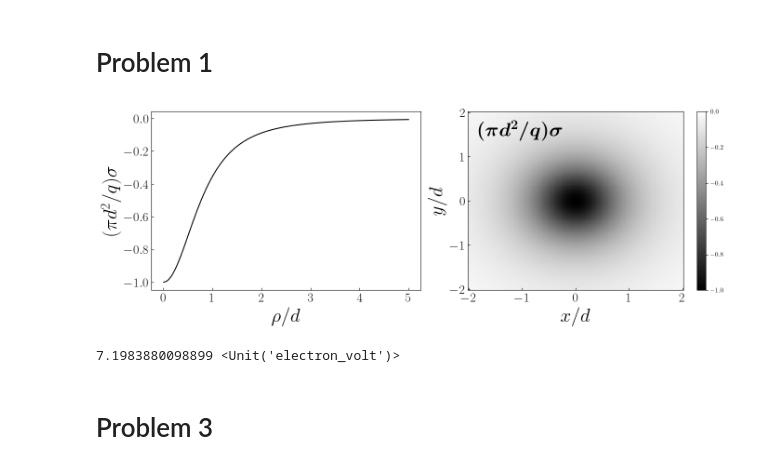
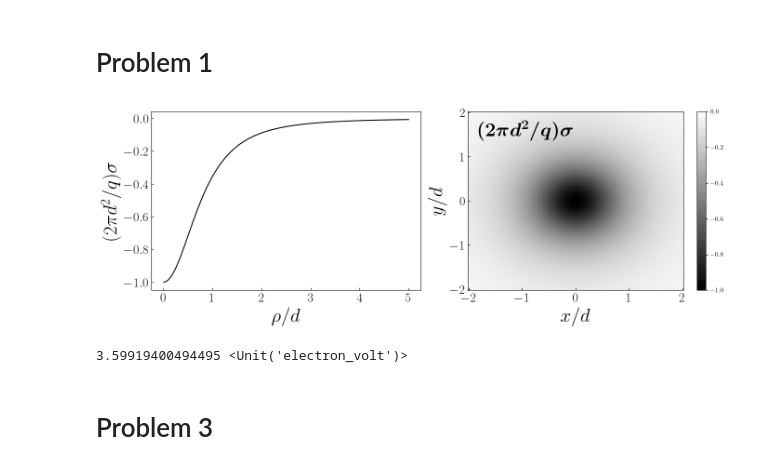
Before and after one commit to rwhitehill/EM-Fall2023, a Jupyter notebook: HW3/Untitled.ipynb, the cells around one changed output. Cells and saved outputs as stored; diff of their text form; code cells hidden in the pictures.

```diff
--- a/HW3/Untitled.ipynb
+++ b/HW3/Untitled.ipynb
@@ -20,42 +20,42 @@ Q_ = ureg.Quantity
 # %%
 rho = np.linspace(0,5,100)
 f   = -1/(rho**2 + 1)**(3/2)
 
 nrows,ncols=1,2
 fig,ax = plt.subplots(nrows=nrows,ncols=ncols,figsize=(7*ncols,5*nrows))
 
 ax[0].plot(rho,f,'k-')
 ax[0].set_xlabel(r'$\rho/d$',size=30)
-ax[0].set_ylabel(r'$(\pi d^2/q) \sigma$',size=30)
+ax[0].set_ylabel(r'$(2 \pi d^2/q) \sigma$',size=30)
 ax[0].tick_params(axis='both',which='major',direction='in',labelsize=20)
 
 
 x = np.linspace(-2,2,100)
 y = np.linspace(-2,2,100)
 X,Y = np.meshgrid(x,y)
 f   = -1/(X**2 + Y**2 + 1)**(3/2)
 
 cs = ax[1].pcolormesh(X,Y,f,cmap=cm.gray,vmin=-1,vmax=0)
 cs.set_clim(-1,0)
 fig.colorbar(cs)
 ax[1].set_xlabel(r'$x/d$',size=30)
 ax[1].set_ylabel(r'$y/d$',size=30)
-ax[1].text(x=0.05,y=0.95,s=r'\boldmath $(\pi d^2/q) \sigma$',size=30,va='top',ha='left',transform=ax[1].transAxes)
+ax[1].text(x=0.05,y=0.95,s=r'\boldmath $(2 \pi d^2/q) \sigma$',size=30,va='top',ha='left',transform=ax[1].transAxes)
 ax[1].tick_params(axis='both',which='major',direction='in',labelsize=20)
 
 plt.tight_layout()
 plt.show()
 fig.savefig('prob1a.pdf',bbox_inches='tight')
 # %% [output]
-[figure, old version]
+[figure, new version]
 # %%
 d = Q_(1,'angstrom')
 q = -Q_(1.602e-19,'C')
 eps0 = Q_(8.854e-12,'F/m')
-W = q**2/4/np.pi/eps0/2/d
+W = q**2/4/np.pi/eps0/4/d
 W.to('eV')
 # %% [output]
-7.1983880098899 <Unit('electron_volt')>
+3.59919400494495 <Unit('electron_volt')>
 # %% [markdown]
 # Problem 3
 # %%
```
Also changed, not shown: 3 other files.
